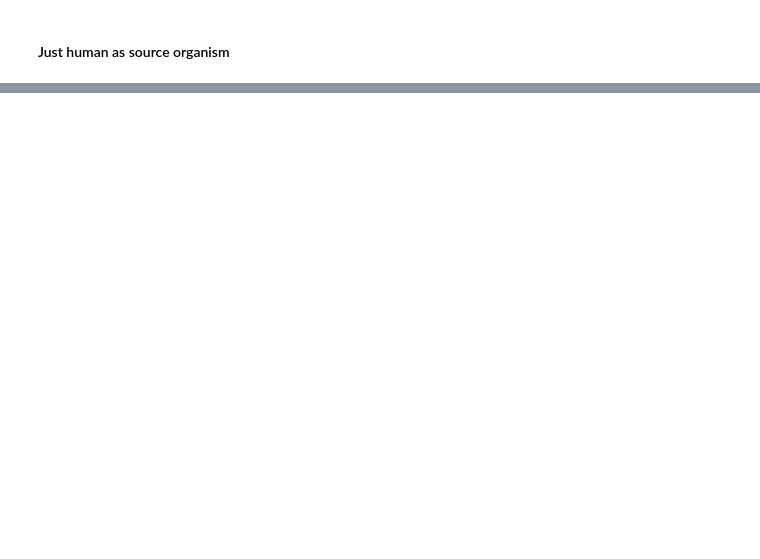
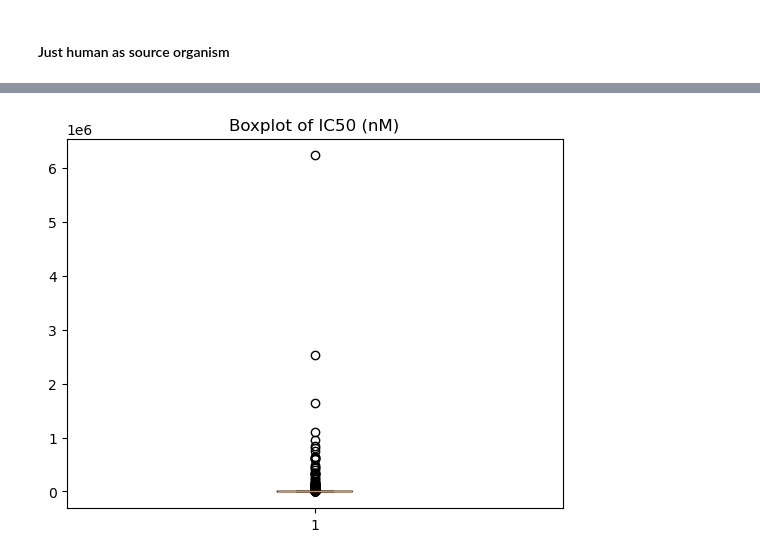
Before and after one commit to matheogodenzi/HyperBabbage, a Jupyter notebook: ADA_project_preprocessing_NEW.ipynb, the cells around one changed output, grey strips where cells are left out. Saved outputs shown, nothing was run; the diff lists cells and outputs as text; code cells hidden in the pictures; blank space fills up the shorter version.

```diff
--- a/ADA_project_preprocessing_NEW.ipynb
+++ b/ADA_project_preprocessing_NEW.ipynb
@@ -138,0 +430,9 @@ len(filtered_df_human)
+# %%
+plt.boxplot(merged_df_test['IC50 (nM)'])
+# plt.ylim([1e-1,10**9])
+# plt.yscale("log")
+
+plt.title('Boxplot of IC50 (nM)')
+plt.show()
+# %% [output]
+[figure, added]
```
Also changed, not shown: parts of 28 cells of this notebook.
